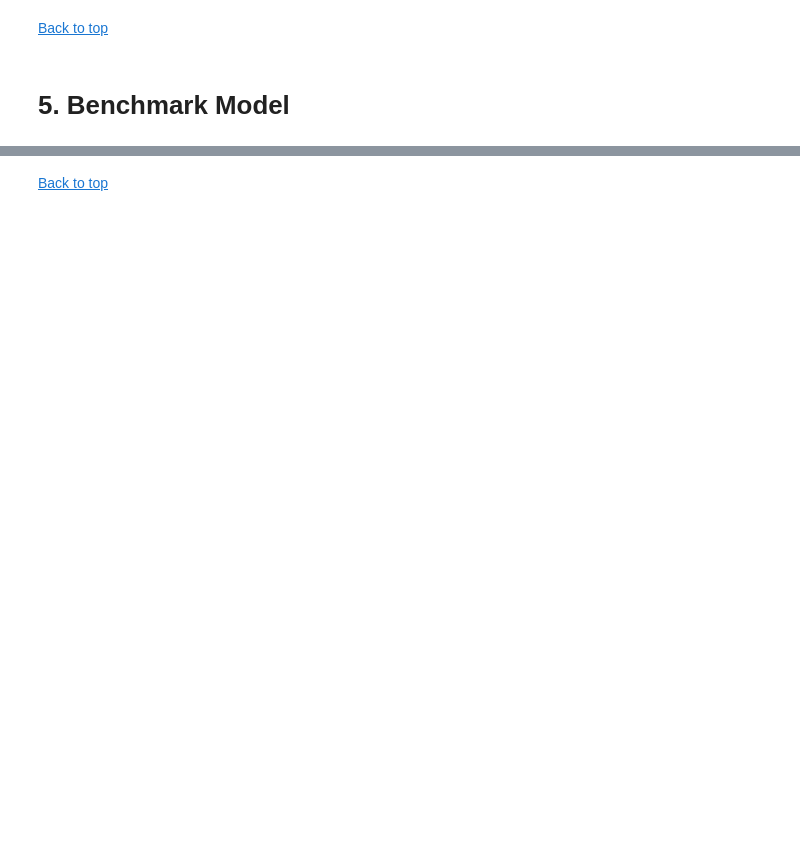
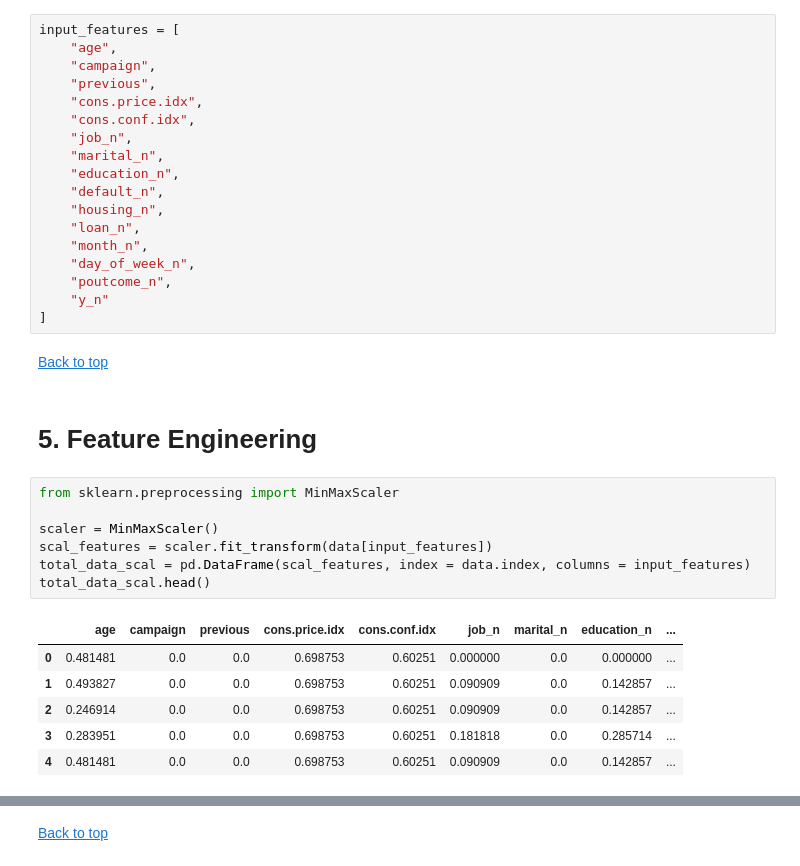
Before and after one commit to allankruger/logistic-regression, a Jupyter notebook: src/explore.ipynb, the cells around one changed output, grey strips where cells are left out. Cells and saved outputs as stored; diff of their text form; blank space fills up the shorter version.

```diff
--- a/src/explore.ipynb
+++ b/src/explore.ipynb
@@ -375,7 +369,39 @@ data.drop(['pdays'], axis=1)
 [Back to top](#table_of_contents)
 # %% [markdown]
 # 4. Data Preparation <a id='data_preparation'></a>
+# %%
+input_features = [
+    "age",
+    "campaign",
+    "previous",
+    "cons.price.idx",
+    "cons.conf.idx",
+    "job_n",
+    "marital_n",
+    "education_n",
+    "default_n",
+    "housing_n",
+    "loan_n",
+    "month_n",
+    "day_of_week_n",
+    "poutcome_n",
+    "y_n"
+]
 # %% [markdown]
 [Back to top](#table_of_contents)
 # %% [markdown]
-# 5. Benchmark Model <a id='benchmark_model'></a>
+# 5. Feature Engineering <a id='benchmark_model'></a>
+# %%
+from sklearn.preprocessing import MinMaxScaler
+
+scaler = MinMaxScaler()
+scal_features = scaler.fit_transform(data[input_features])
+total_data_scal = pd.DataFrame(scal_features, index = data.index, columns = input_features)
+total_data_scal.head()
+# %% [output]
+|  | age | campaign | previous | cons.price.idx | cons.conf.idx | job_n | marital_n | education_n | ... |
+| 0 | 0.481481 | 0.0 | 0.0 | 0.698753 | 0.60251 | 0.000000 | 0.0 | 0.000000 | ... |
+| 1 | 0.493827 | 0.0 | 0.0 | 0.698753 | 0.60251 | 0.090909 | 0.0 | 0.142857 | ... |
+| 2 | 0.246914 | 0.0 | 0.0 | 0.698753 | 0.60251 | 0.090909 | 0.0 | 0.142857 | ... |
+| 3 | 0.283951 | 0.0 | 0.0 | 0.698753 | 0.60251 | 0.181818 | 0.0 | 0.285714 | ... |
+| 4 | 0.481481 | 0.0 | 0.0 | 0.698753 | 0.60251 | 0.090909 | 0.0 | 0.142857 | ... |
```
Also changed, not shown: parts of 13 cells of this notebook.
